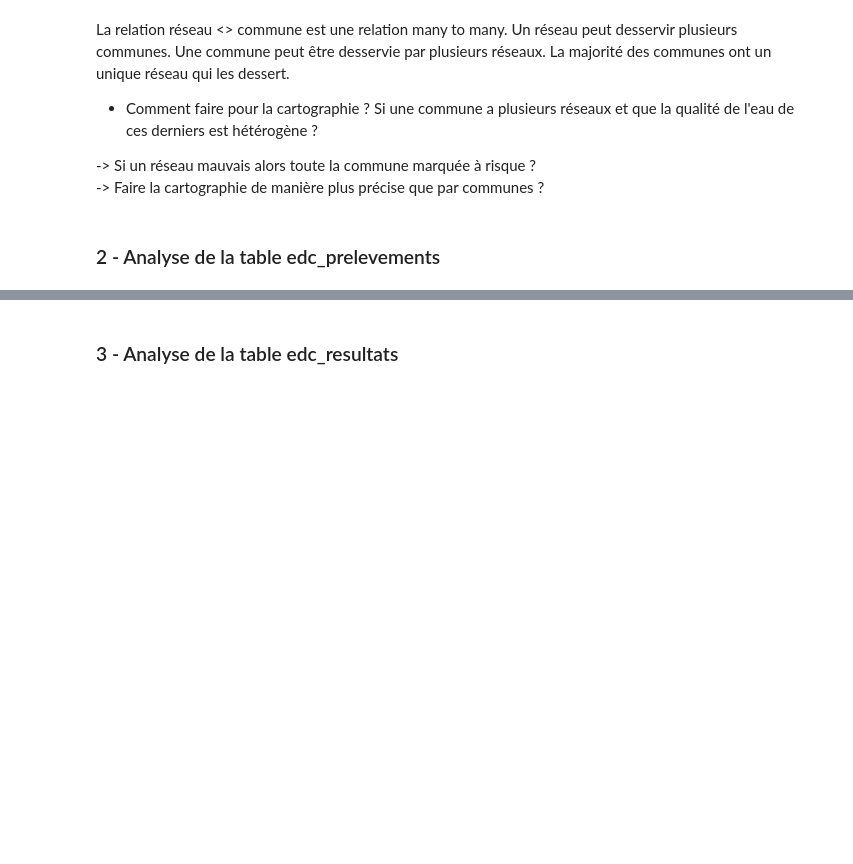
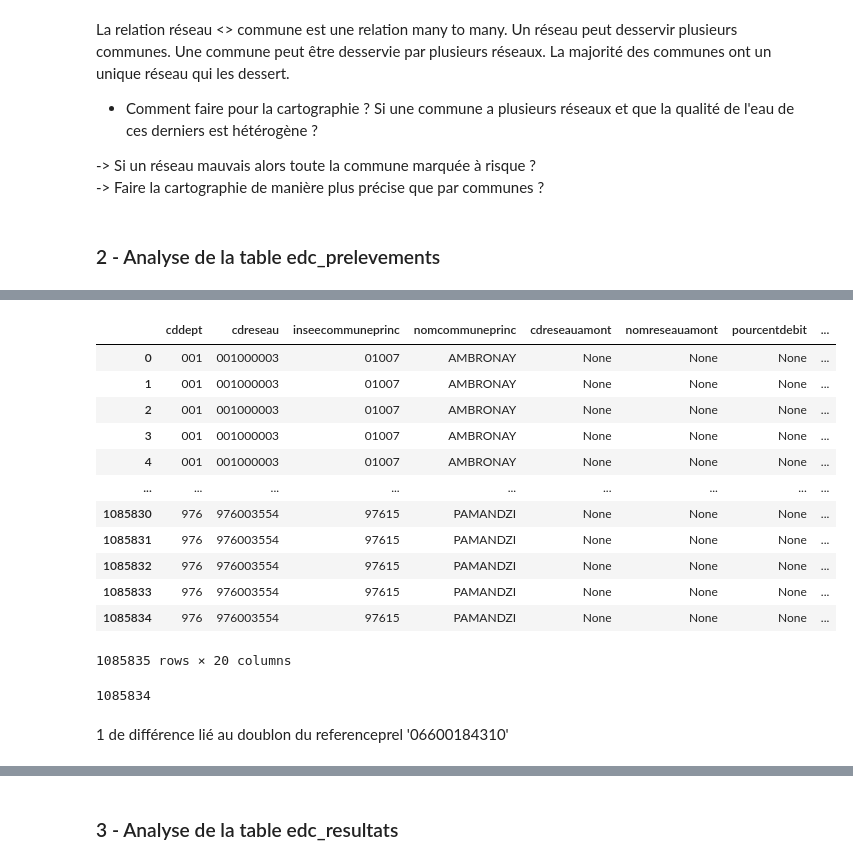
Before and after one commit to LounesAbd/13_pollution_eau, a Jupyter notebook: analytics/notebooks/exploration_dataset_lounesabd.ipynb, the cells around one changed output, grey strips where cells are left out. Drawn from its saved outputs; the diff is of its cells as text; code cells hidden in the pictures; blank space fills up the shorter version.

```diff
--- a/analytics/notebooks/exploration_dataset_lounesabd.ipynb
+++ b/analytics/notebooks/exploration_dataset_lounesabd.ipynb
@@ -109,8 +108,7 @@ edc_communes
 # %%
 # Aperçu de la table "edc_prelevements"
 
-edc_prelevements = con.execute("SELECT * FROM edc_prelevements LIMIT 5").fetch_df()
-edc_prelevements
+con.execute("SELECT * FROM edc_prelevements LIMIT 5").fetch_df()
 # %% [output]
 |  | cddept | cdreseau | inseecommuneprinc | nomcommuneprinc | cdreseauamont | nomreseauamont | pourcentdebit | ... |
 | 0 | 001 | 001000003 | 01007 | AMBRONAY | None | None | None | ... |
@@ -270,0 +530,34 @@ La relation réseau <> commune est une relation many to many. Un réseau peut de
+# %%
+# Liste des prélèvements sur UDI "root", qui n'ont pas de valeurs sur les champs "cdreseauamont", "nomreseauamont", "pourcentdebit"
+# Test effectué avec IS NULL sur tous les champs. Résultat identique avec juste IS NULL sur "cdreseauamont"
+
+query = """
+SELECT *
+FROM edc_prelevements
+WHERE cdreseauamont IS NULL;
+"""
+
+prelevements_udi_source = con.execute(query).fetch_df()
+prelevements_udi_source
+# %% [output]
+|  | cddept | cdreseau | inseecommuneprinc | nomcommuneprinc | cdreseauamont | nomreseauamont | pourcentdebit | ... |
+| 0 | 001 | 001000003 | 01007 | AMBRONAY | None | None | None | ... |
+| 1 | 001 | 001000003 | 01007 | AMBRONAY | None | None | None | ... |
+| 2 | 001 | 001000003 | 01007 | AMBRONAY | None | None | None | ... |
+| 3 | 001 | 001000003 | 01007 | AMBRONAY | None | None | None | ... |
+| 4 | 001 | 001000003 | 01007 | AMBRONAY | None | None | None | ... |
+| ... | ... | ... | ... | ... | ... | ... | ... | ... |
+| 1085830 | 976 | 976003554 | 97615 | PAMANDZI | None | None | None | ... |
+| 1085831 | 976 | 976003554 | 97615 | PAMANDZI | None | None | None | ... |
+| 1085832 | 976 | 976003554 | 97615 | PAMANDZI | None | None | None | ... |
+| 1085833 | 976 | 976003554 | 97615 | PAMANDZI | None | None | None | ... |
+| 1085834 | 976 | 976003554 | 97615 | PAMANDZI | None | None | None | ... |
+1085835 rows × 20 columns
+# %%
+# Controle du nombre de referenceprel uniques
+
+prelevements_udi_source["referenceprel"].nunique()
+# %% [output]
+1085834
+# %% [markdown]
+1 de différence lié au doublon du referenceprel '06600184310'
```
Also changed, not shown: parts of 25 cells of this notebook.
